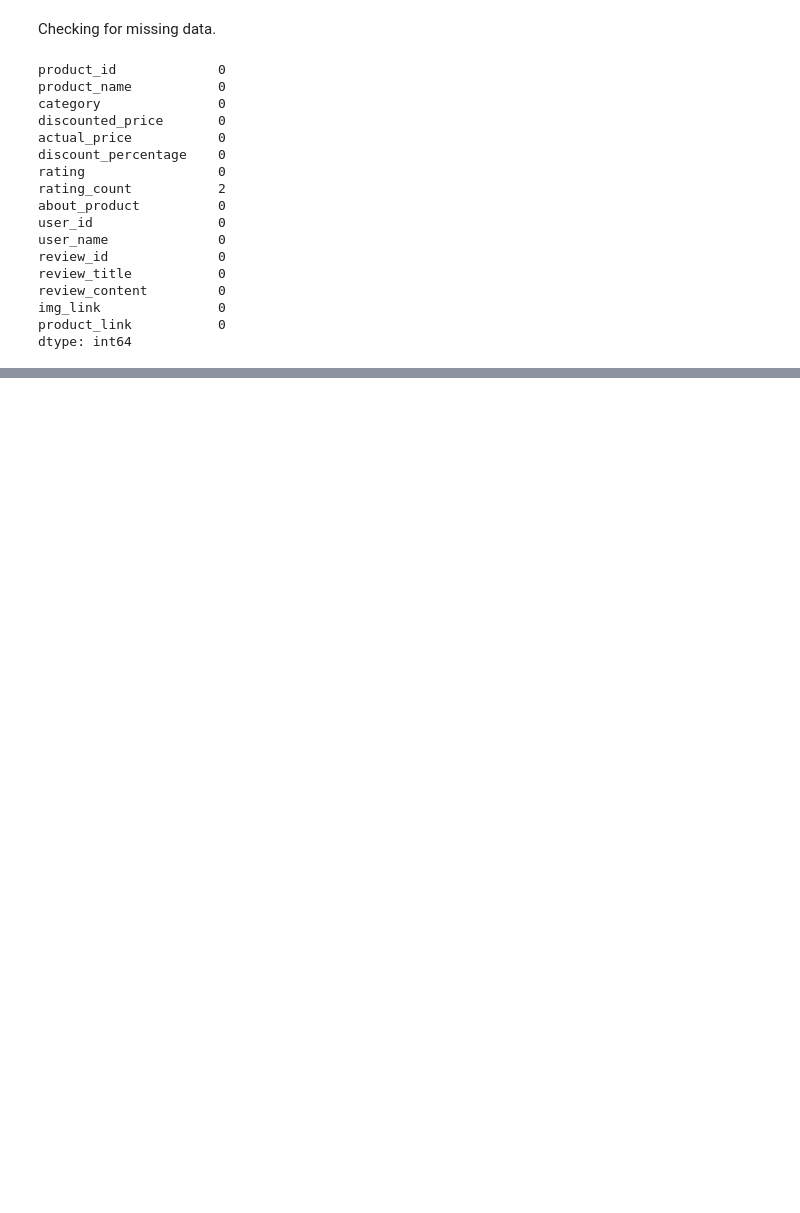
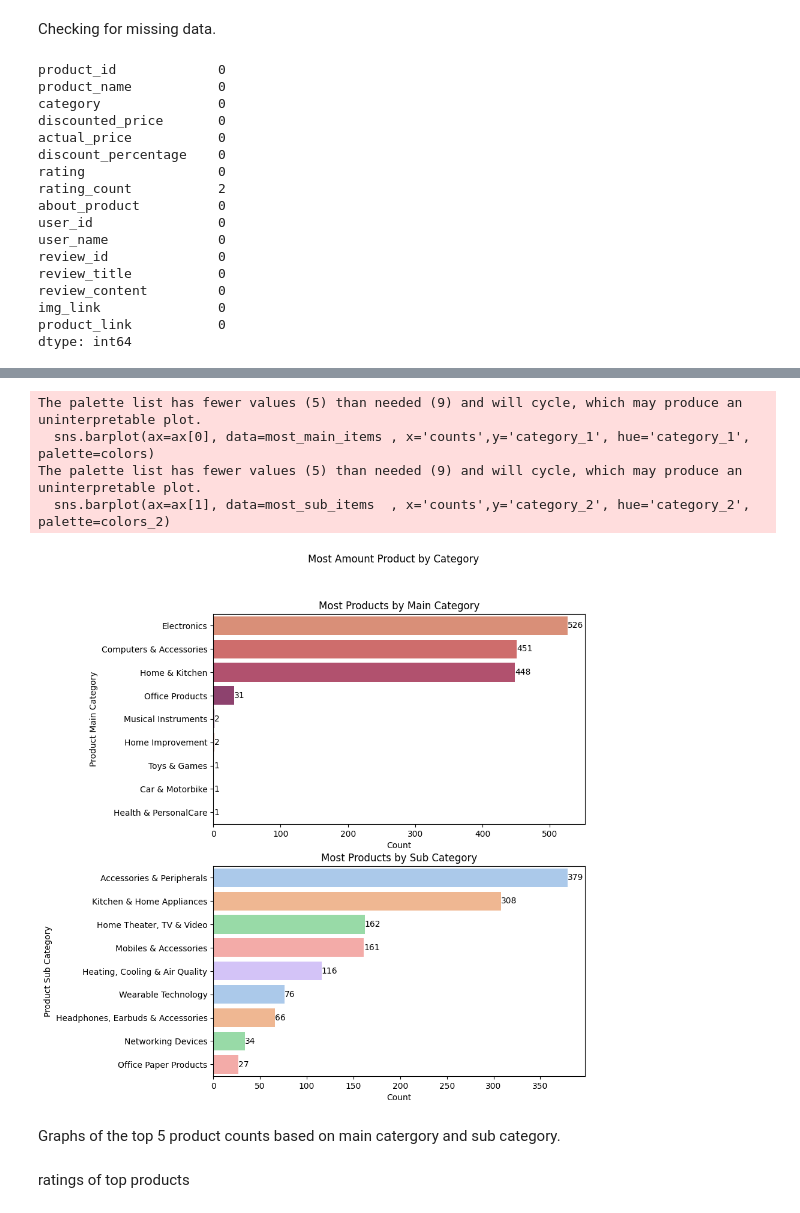
Before and after one commit to ninapeak10/Intro-to-Data-Science, a Jupyter notebook: PeakFinalProject.ipynb, the cells around one changed output, grey strips where cells are left out. Saved outputs shown, nothing was run; the diff lists cells and outputs as text; code cells hidden in the pictures; blank space fills up the shorter version.

```diff
--- a/PeakFinalProject.ipynb
+++ b/PeakFinalProject.ipynb
@@ -41,0 +84,3 @@ dtype: int64
+# %%
+catsplit=catsplit.rename(columns={0:'category_1',1:'category_2',2:'category_3'})
+catsplit
@@ -41,0 +101,5 @@ dtype: int64
+# %%
+data['category_1']= catsplit['category_1']
+data['category_2']= catsplit['category_2']
+data.drop(columns='category',inplace=True)
+data
@@ -41,0 +120,7 @@ dtype: int64
+# %%
+data['category_1']=data['category_1'].str.replace('&',' & ')
+data['category_1']=data['category_1'].str.replace('OfficeProducts','Office Products')
+data['category_1']=data['category_1'].str.replace('MusicalInstruments','Musical Instruments')
+data['category_1']=data['category_1'].str.replace('HomeImprovement','Home Improvement')
+catergory_counts=data['category_1'].value_counts()
+catergory_counts
@@ -41,0 +198,39 @@ dtype: int64
+# %%
+most_main_items=data['category_1'].value_counts().rename_axis('category_1').reset_index(name='counts')
+most_sub_items =data['category_2'].value_counts().head(9).rename_axis('category_2').reset_index(name='counts')
+# %%
+colors = sns.color_palette('flare', n_colors=5)
+colors_2 = sns.color_palette('pastel', n_colors=5)
+
+fig , ax=plt.subplots(2,1, figsize= (8, 10))
+fig.suptitle('Most Amount Product by Category')
+
+sns.barplot(ax=ax[0], data=most_main_items , x='counts',y='category_1', hue='category_1', palette=colors)
+sns.barplot(ax=ax[1], data=most_sub_items  , x='counts',y='category_2', hue='category_2', palette=colors_2)
+
+ax[0].set_xlabel('Count')
+ax[0].set_ylabel('Product Main Category')
+
+ax[1].set_xlabel('Count',)
+ax[1].set_ylabel('Product Sub Category')
+
+ax[0].set_title('Most Products by Main Category')
+ax[1].set_title('Most Products by Sub Category')
+
+for container in ax[0].containers:
+    ax[0].bar_label(container)
+
+for container in ax[1].containers:
+    ax[1].bar_label(container)
+
+plt.show()
+# %% [output]
+The palette list has fewer values (5) than needed (9) and will cycle, which may produce an uninterpretable plot.
+  sns.barplot(ax=ax[0], data=most_main_items , x='counts',y='category_1', hue='category_1', palette=colors)
+The palette list has fewer values (5) than needed (9) and will cycle, which may produce an uninterpretable plot.
+  sns.barplot(ax=ax[1], data=most_sub_items  , x='counts',y='category_2', hue='category_2', palette=colors_2)
+[figure, added]
+# %% [markdown]
+Graphs of the top 5 product counts based on main catergory and sub category.
+# %% [markdown]
+ratings of top products
```
Also changed, not shown: parts of 20 cells of this notebook.
